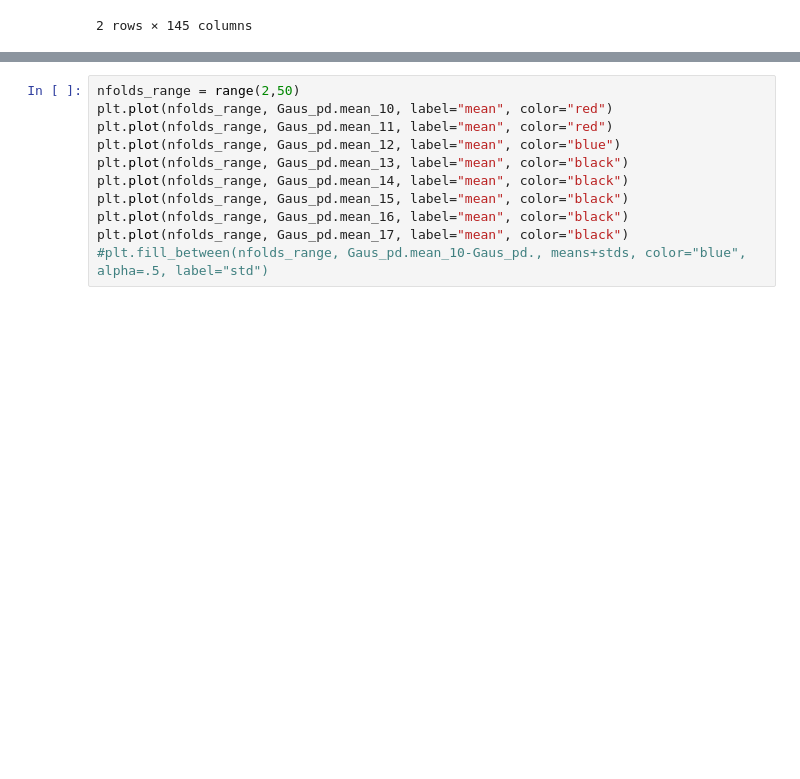
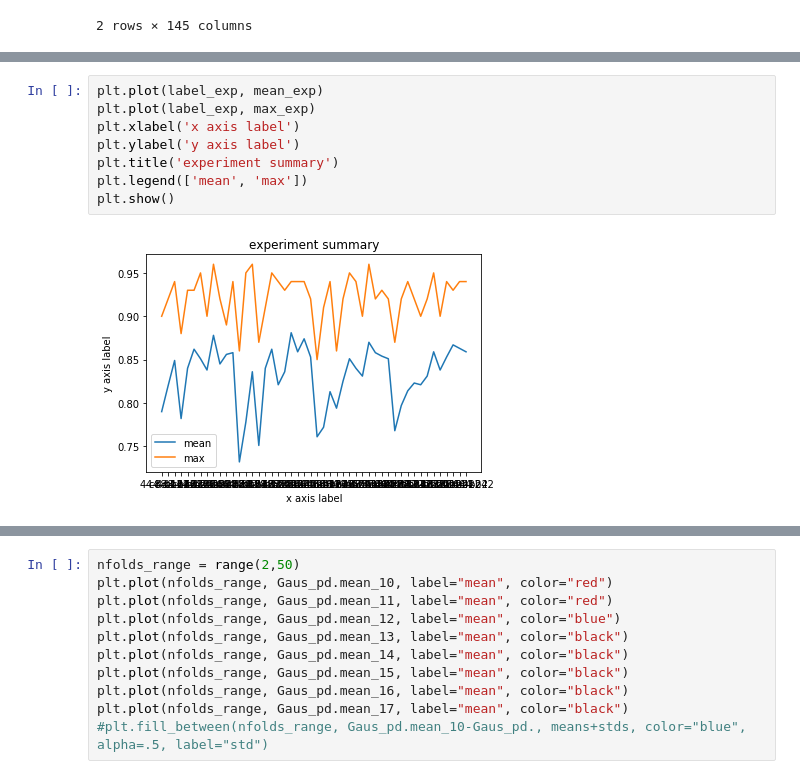
Before and after one commit to famarcar/Wear_Classification, a Jupyter notebook: DataAnalysis.ipynb, the cells around one changed output, grey strips where cells are left out. Saved outputs shown, nothing was run; the diff lists cells and outputs as text; blank space fills up the shorter version.

```diff
--- a/DataAnalysis.ipynb
+++ b/DataAnalysis.ipynb
@@ -108,0 +197,10 @@ SVC_pd.head(2)
+# %%
+plt.plot(label_exp, mean_exp)
+plt.plot(label_exp, max_exp)
+plt.xlabel('x axis label')
+plt.ylabel('y axis label')
+plt.title('experiment summary')
+plt.legend(['mean', 'max'])
+plt.show()
+# %% [output]
+[figure, added]
```
Also changed, not shown: parts of 9 cells of this notebook.
